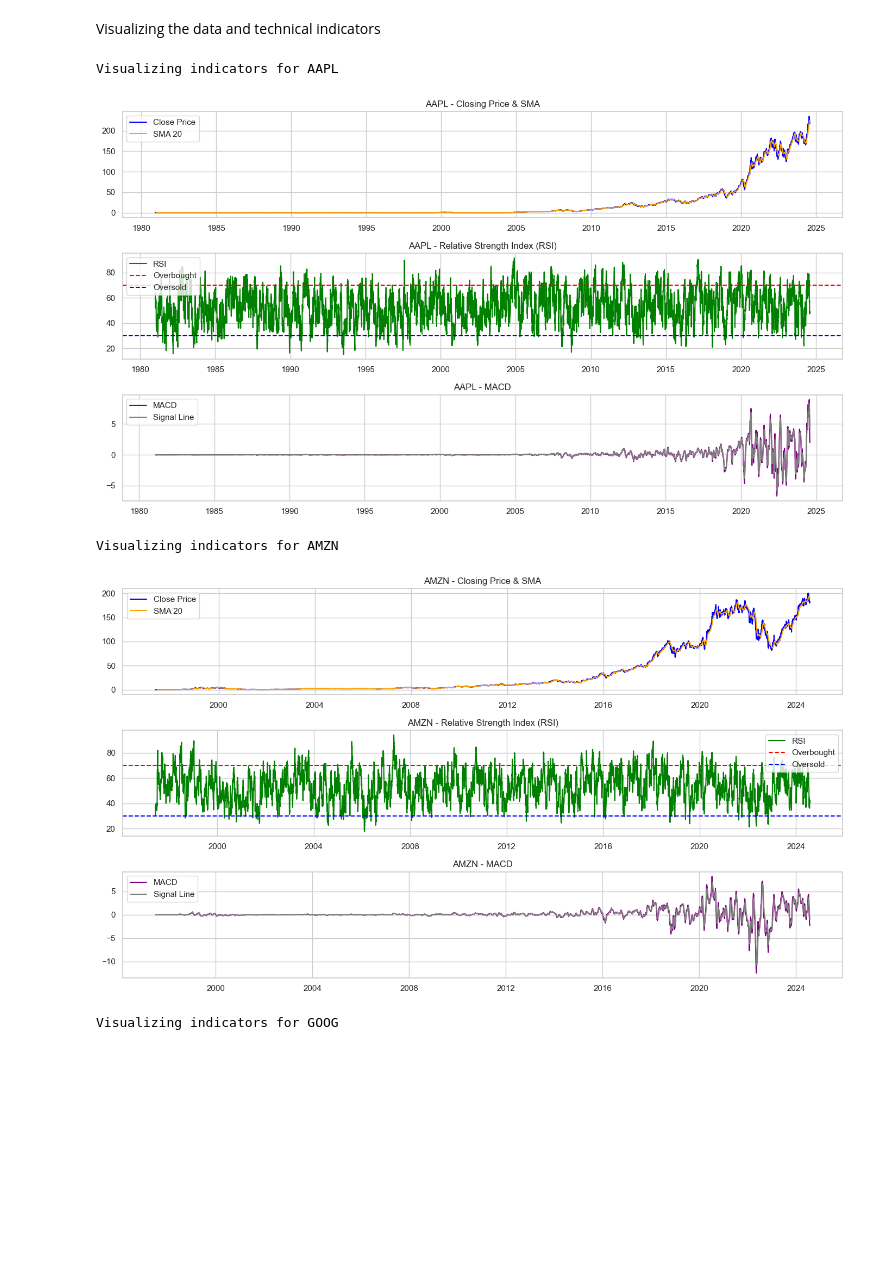
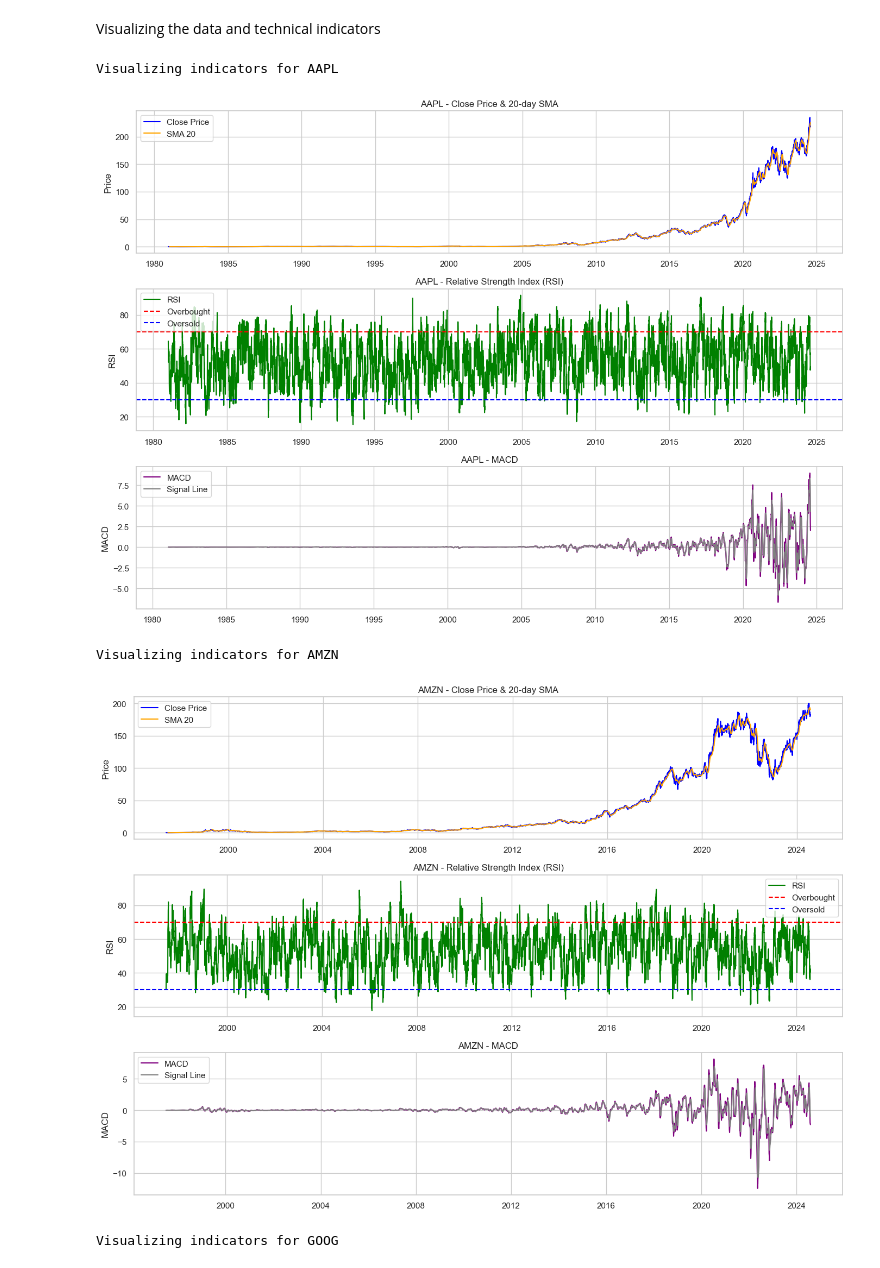
Before and after one commit to tnsay/week1StockPriceDataAnalysis, a Jupyter notebook: notebooks/technical_analysis.ipynb, the cells around one changed output. Drawn from its saved outputs; the diff is of its cells as text; code cells hidden in the pictures; blank space fills up the shorter version.

```diff
--- a/notebooks/technical_analysis.ipynb
+++ b/notebooks/technical_analysis.ipynb
@@ -59,29 +46,30 @@ Applying Technical Indicators to stock DataFrame using TA-Lib
 # %% [markdown]
 a, Calculate Simple Moving Average (SMA),Relative Strength Index (RSI) & Moving Average Convergence Divergence and its signal line:
 # %%
-def add_technical_indicators(df):
+def add_technical_indicators(df, symbol=None):
     df = df.copy()
 
-    # Ensure 'Close' exists and has enough data
-    if "Close" not in df.columns or len(df) < 30:
-        print("Not enough data or missing 'Close' column.")
+    if "Close" not in df.columns:
+        print("Missing 'Close' column.")
         return df
-    # Simple Moving Average (20-day)
+
+    if len(df) < 30:
+        print(f"Not enough data: {len(df)} rows. Need at least 30.")
+        return df
+
+    print(f"[{symbol}] Calculating indicators...")
     df["SMA_20"] = talib.SMA(df["Close"], timeperiod=20)
-
-    # RSI (14-day)
     df["RSI"] = talib.RSI(df["Close"], timeperiod=14)
-
-    # MACD and MACD Signal Line
     macd, macd_signal, _ = talib.MACD(df["Close"], fastperiod=12, slowperiod=26, signalperiod=9)
     df["MACD"] = macd
     df["MACD_signal"] = macd_signal
 
+    print(f"[{symbol}] Indicators added.")
     return df
 
+# Apply to each stock DataFrame
 for symbol in dfs:
-    print(f"📈 Adding indicators to {symbol}")
-    dfs[symbol] = add_technical_indicators(dfs[symbol])
-#check for AAPL
-dfs["AAPL"].tail(10)[["Close", "SMA_20", "RSI", "MACD", "MACD_signal"]]
+    print(f"\nProcessing {symbol}...")
+    dfs[symbol] = add_technical_indicators(dfs[symbol], symbol=symbol)
+    print(dfs[symbol][["Close", "SMA_20", "RSI", "MACD", "MACD_signal"]].tail(3))
 # %% [output]
@@ -138,38 +135,48 @@ Visualizing the data and technical indicators
 # %%
 sns.set(style='whitegrid')
 def plot_technical_indicators(df, symbol):
-    plt.figure(figsize=(14, 8))
+    required_cols = ['Close', 'SMA_20', 'RSI', 'MACD', 'MACD_signal']
+    for col in required_cols:
+        if col not in df.columns:
+            print(f"Skipping {symbol}: missing '{col}'")
+            return
 
-    # Subplot 1: Closing Price and SMA
+    plt.figure(figsize=(14, 10))
+
+    # Subplot 1: Close Price and SMA
     plt.subplot(3, 1, 1)
     plt.plot(df.index, df['Close'], label='Close Price', color='blue')
     plt.plot(df.index, df['SMA_20'], label='SMA 20', color='orange')
-    plt.title(f'{symbol} - Closing Price & SMA')
+    plt.title(f'{symbol} - Close Price & 20-day SMA')
+    plt.ylabel('Price')
     plt.legend()
 
     # Subplot 2: RSI
     plt.subplot(3, 1, 2)
     plt.plot(df.index, df['RSI'], label='RSI', color='green')
     plt.axhline(70, color='red', linestyle='--', label='Overbought')
     plt.axhline(30, color='blue', linestyle='--', label='Oversold')
     plt.title(f'{symbol} - Relative Strength Index (RSI)')
+    plt.ylabel('RSI')
     plt.legend()
 
     # Subplot 3: MACD
     plt.subplot(3, 1, 3)
     plt.plot(df.index, df['MACD'], label='MACD', color='purple')
-    plt.plot(df.index, df['MACD_signal'], label='Signal Line', color='grey')
+    plt.plot(df.index, df['MACD_signal'], label='Signal Line', color='gray')
     plt.title(f'{symbol} - MACD')
+    plt.ylabel('MACD')
     plt.legend()
 
     plt.tight_layout()
     plt.show()
+
 for symbol, df in dfs.items():
     print(f"Visualizing indicators for {symbol}")
     plot_technical_indicators(df, symbol)
 # %% [output]
 Visualizing indicators for AAPL
-[figure, old version]
+[figure, new version]
 Visualizing indicators for AMZN
-[figure, old version]
+[figure, new version]
 Visualizing indicators for GOOG
```
Also changed, not shown: parts of 13 cells of this notebook, 1 other file.
